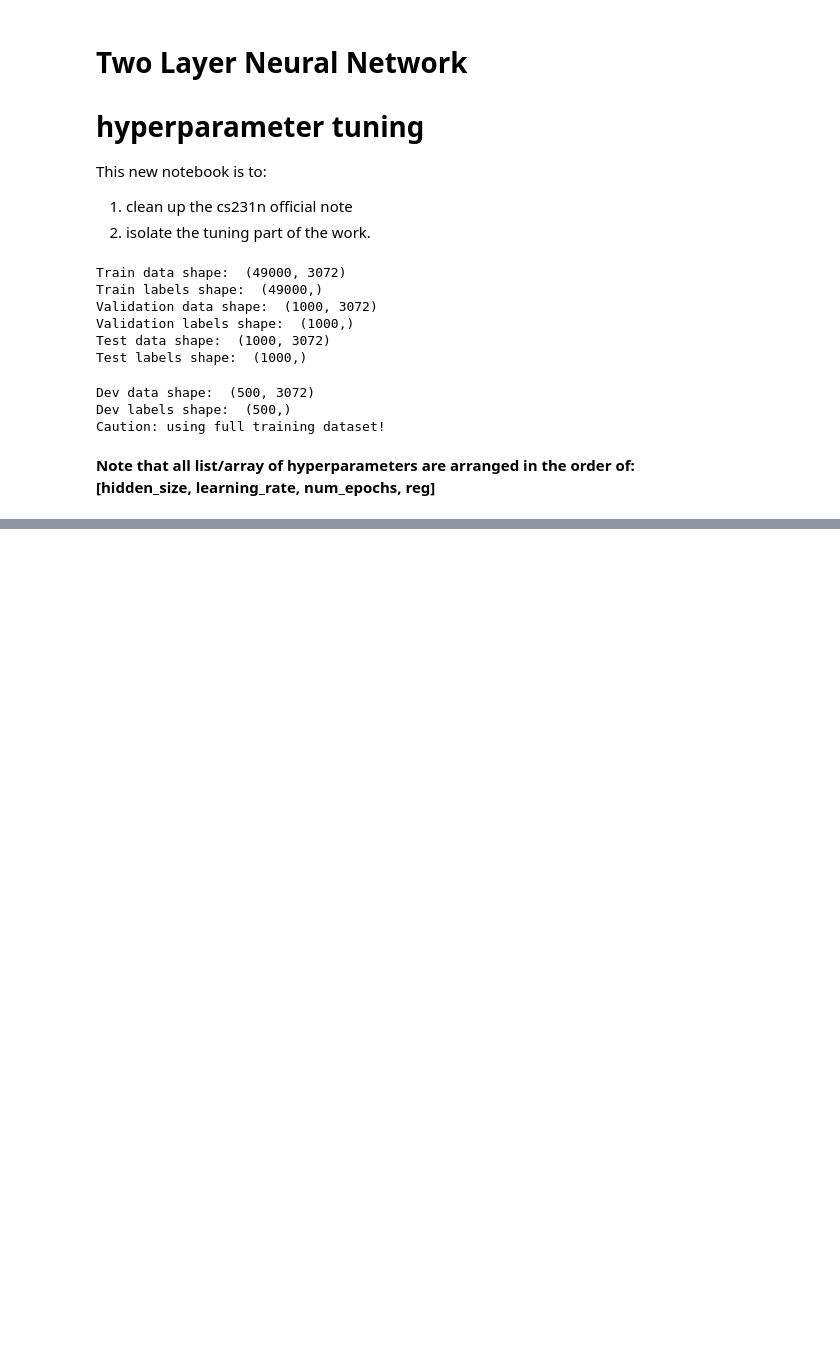
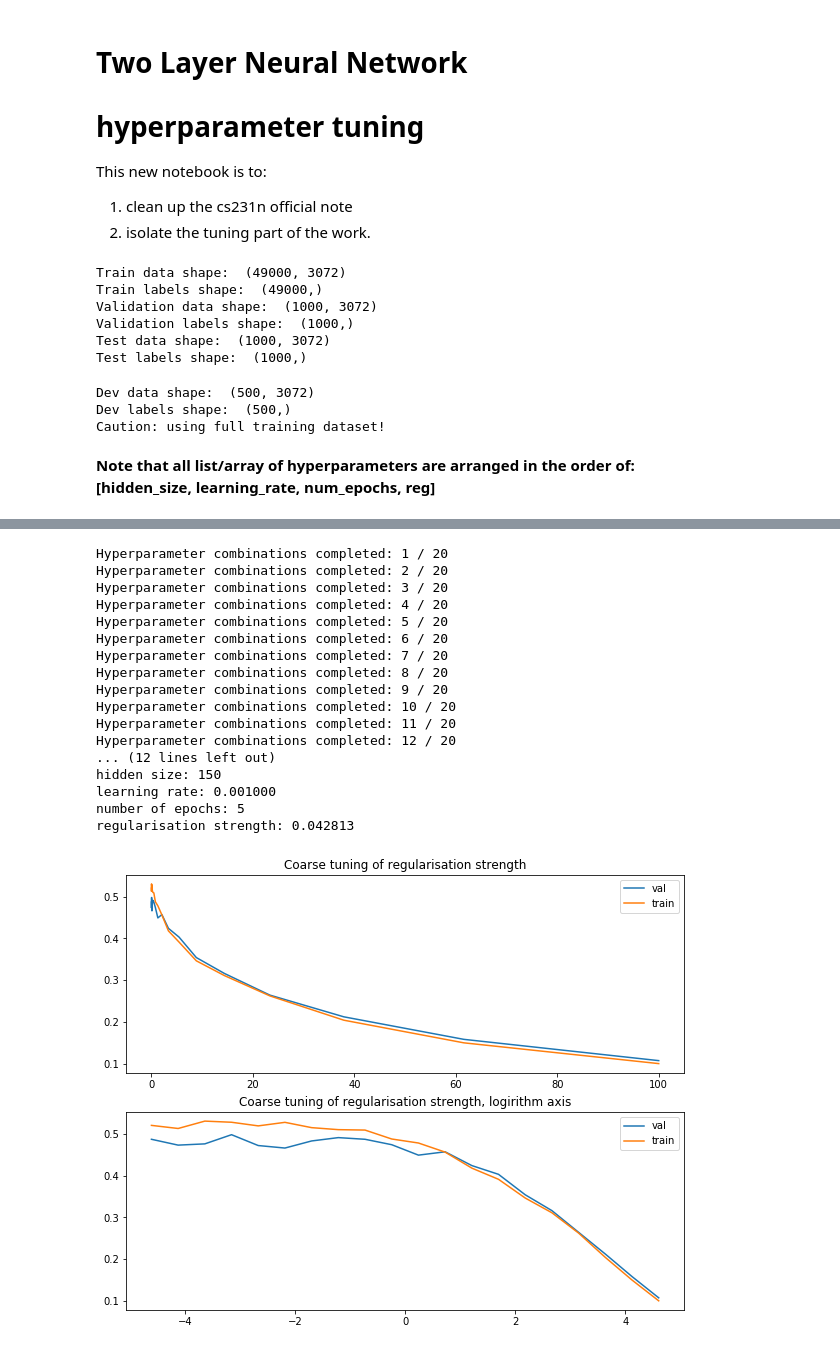
Before and after one commit to HarveyQ/h.qiu-cs231n, a Jupyter notebook: assignment1/tuning_two_layer_net.ipynb, the cells around one changed output, grey strips where cells are left out. Cells and saved outputs as stored; diff of their text form; code cells hidden in the pictures; blank space fills up the shorter version.

```diff
--- a/assignment1/tuning_two_layer_net.ipynb
+++ b/assignment1/tuning_two_layer_net.ipynb
@@ -144,3 +133,64 @@ Hyperparameter combinations completed: 2 / 11
+# %%
+# 2.1 learning rate: coarse search
+# coarse search of lr with hidden_size = 210 (best from above)
+
+# set range of tuning for hyperparameters
+reg_range = 10 ** np.linspace(-5, 1, 20)
+
+hidden_size_range = [210]
+learning_rate_range = [1e-3]
+num_epochs_range = [5]
+# drop = 1  # single on/off flag
+# drop_prob = 0.7
+
+hyper_params_range = [hidden_size_range,
+                      learning_rate_range,
+                      num_epochs_range,
+                      reg_range]
+
+# net model tuning
+hyper_params_list = hyper_params_comb(hyper_params_range)
+best_net, results = net_tuning(X_train, y_train,
+                               X_val, y_val,
+                               hyper_params_list, verbose=False)
+
+
+# visualise of results: hidden_size vs train/val accuracy
+reg_axis = [hyper_params[3] for hyper_params in sorted(results)]
+train_acc_history = [results[hyper_params][0] for hyper_params in sorted(results)]
+val_acc_history = [results[hyper_params][1] for hyper_params in sorted(results)]
+
+plt.subplot(2,1,1)
+plt.plot(reg_axis, val_acc_history, label='val')
+plt.plot(reg_axis, train_acc_history, label='train')
+plt.title('Coarse tuning of regularisation strength')
+plt.legend()
+
+plt.subplot(2,1,2)
+plt.plot(np.log(reg_axis), val_acc_history, label='val')
+plt.plot(np.log(reg_axis), train_acc_history, label='train')
+plt.title('Coarse tuning of regularisation strength, logirithm axis')
+plt.legend()
+plt.show()
+# %% [output]
+Hyperparameter combinations completed: 1 / 20
+Hyperparameter combinations completed: 2 / 20
+Hyperparameter combinations completed: 3 / 20
+Hyperparameter combinations completed: 4 / 20
+Hyperparameter combinations completed: 5 / 20
+Hyperparameter combinations completed: 6 / 20
+Hyperparameter combinations completed: 7 / 20
+Hyperparameter combinations completed: 8 / 20
+Hyperparameter combinations completed: 9 / 20
+Hyperparameter combinations completed: 10 / 20
+Hyperparameter combinations completed: 11 / 20
+Hyperparameter combinations completed: 12 / 20
+... (12 lines left out)
+hidden size: 150
+learning rate: 0.001000
+number of epochs: 5
+regularisation strength: 0.042813
+[figure, added]
 # %%
 # 2.2 learning rate: fine tuning
 # %%
```
Also changed, not shown: parts of 5 cells of this notebook, 1 other file.
